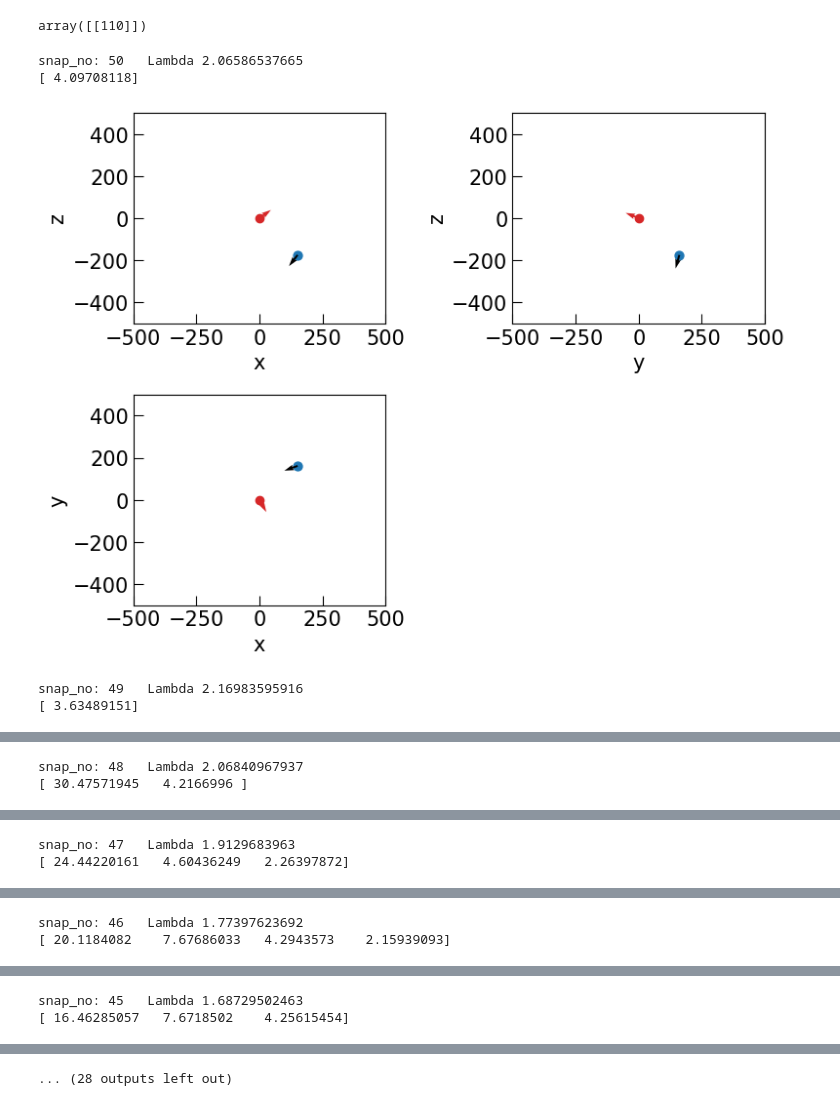
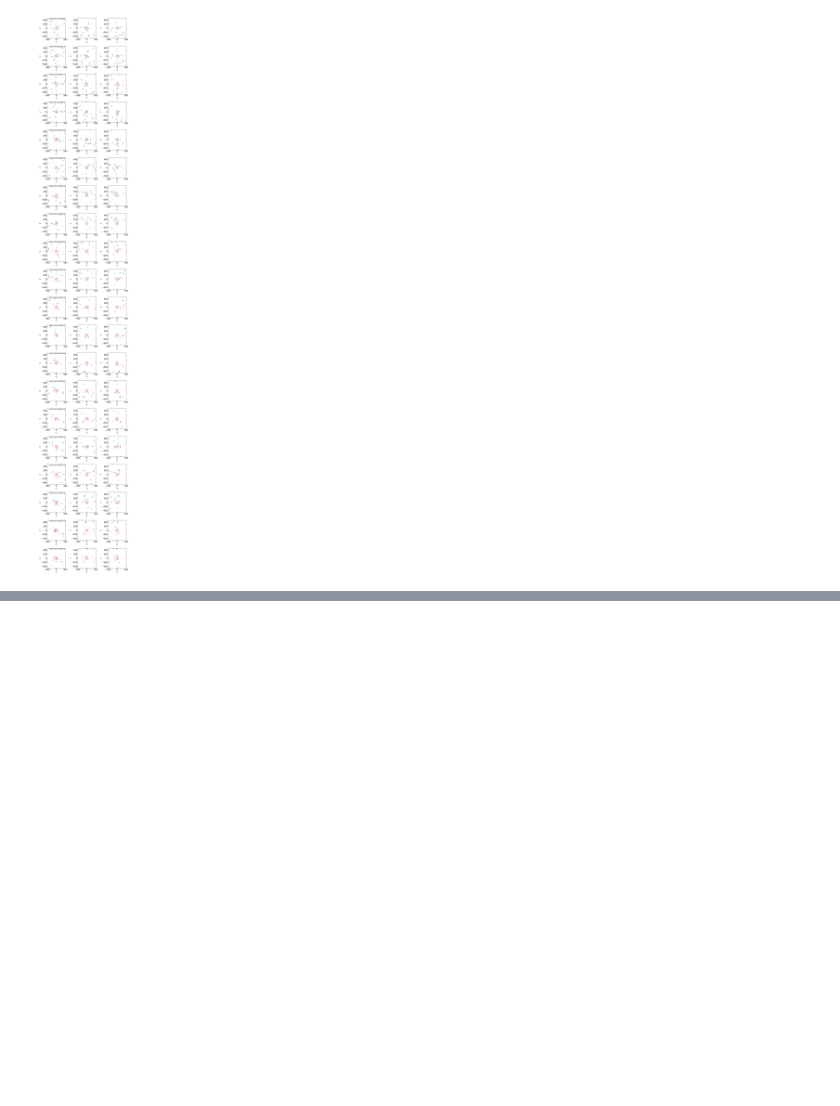
Before and after one commit to zpenoyre/illustris, a Jupyter notebook: web/code/flyby_check.ipynb, the cells around one changed output, grey strips where cells are left out. Drawn from its saved outputs; the diff is of its cells as text; code cells hidden in the pictures; blank space fills up the shorter version.

```diff
--- a/web/code/flyby_check.ipynb
+++ b/web/code/flyby_check.ipynb
@@ -90,10 +105,14 @@ def find_gal_in_rad(pos_data, mass_data, vel_data, index_of_gal, rad = 1000, mas
     mass_mask = mass_data[:]>mass
     return pos_data[pos_mask & mass_mask]-gal_position, mass_data[pos_mask & mass_mask], vel_data[pos_mask & mass_mask], gal_position, mass_data[index_of_gal]
 # %%
+pathToDir='/Users/alex/Documents/Research/Astro/git_rep/Data/FlybyData/'
 positions = []
 masses = []
 velocities= []
-for snapNum in np.arange(110,84,-1):
+subhalo_parent= []
+half_mass_rad= []
+for snapNum in np.arange(135,84,-1):
     positions.append(iapi.getSubhaloField('SubhaloPos',snapshot=snapNum, rewriteFile=0, fileName=pathToDir+'SubhaloPos.'+str(snapNum)))
     masses.append(iapi.getSubhaloField('SubhaloMassType',snapshot=snapNum, rewriteFile=0, fileName=pathToDir+'SubhaloMassType.'+str(snapNum))[:,1])
     velocities.append(iapi.getSubhaloField('SubhaloVel',snapshot=snapNum, rewriteFile=0, fileName=pathToDir+'SubhaloVel.'+str(snapNum)))
+    half_mass_rad.append(iapi.getSubhaloField('SubhaloHalfmassRad',snapshot=snapNum, rewriteFile=0, fileName=pathToDir+'SubhaloHalfmassRad.'+str(snapNum)))
@@ -115,54 +119,61 @@ def mass_color_map(mass_data, steps, max_mass=-1, min_mass=-1):
-# %%
-np.argwhere(allgalData[i+25][:,1]==subhalo_numbers[0][i+25])
-# %% [output]
-array([[110]])
+# %%
+def find_gal_in_rad(pos_data, mass_data, vel_data, rad_data, index_of_gal, rad = 1000, mass=0.1):
+    gal_position = pos_data[index_of_gal,:]
+    pos_mask = (((gal_position[0]+rad)>pos_data[:,0]) & (pos_data[:,0]>(gal_position[0]-rad)) &
+                ((gal_position[1]+rad)>pos_data[:,1]) & (pos_data[:,1]>(gal_position[1]-rad)) &
+                ((gal_position[2]+rad)>pos_data[:,2]) & (pos_data[:,2]>(gal_position[2]-rad)) &
+                 (gal_position[0]!=pos_data[:,0]) &
+                 (gal_position[1]!=pos_data[:,1]) &
+                 (gal_position[2]!=pos_data[:,2])
+               )
+    mass_mask = mass_data[:]>mass
+    return pos_data[pos_mask & mass_mask]-gal_position, mass_data[pos_mask & mass_mask], vel_data[pos_mask & mass_mask], gal_position, mass_data[index_of_gal], rad_data[pos_mask & mass_mask]
 # %%
-galaxy_number = 6
+galaxy_number = 4
 z_back_start = 0 # counts snapshots from z=1 forward in time
 z_back_end = 20
 size = 500
+fig = plt.figure(figsize=(10, 3*(z_back_end-z_back_start))); gs=gridspec.GridSpec(z_back_end-z_back_start,3); count =0;
 
-for i in  np.arange(25-z_back_start,25-z_back_end,-1):
-    nearby_gal = find_gal_in_rad(positions[i]/hubble, masses[i]/hubble, velocities[i], subhalo_numbers[galaxy_number][i+25], size, 2)
-    gal_ang_mom = allgalData[i+25][np.argwhere(allgalData[i+25][:,1]==subhalo_numbers[galaxy_number][i+25])[0][0],11:14]
-    gal_vel = allgalData[i+25][np.argwhere(allgalData[i+25][:,1]==subhalo_numbers[galaxy_number][i+25])[0][0],8:11]
-    gal_lambda = allgalData[i+25][np.argwhere(allgalData[i+25][:,1]==subhalo_numbers[galaxy_number][i+25])[0][0],16]
+for i in  np.arange(50-z_back_start,50-z_back_end,-1):
+    nearby_gal = find_gal_in_rad(positions[i]/hubble, masses[i]/hubble,velocities[i], half_mass_rad[i]/hubble, subhalo_numbers[galaxy_number][i], size, 0.5)
+    gal_ang_mom = allgalData[i][np.argwhere(allgalData[i][:,1]==subhalo_numbers[galaxy_number][i])[0][0],11:14]
+    gal_vel = velocities[i][subhalo_numbers[galaxy_number][i]]
+    gal_lambda = allgalData[i][np.argwhere(allgalData[i][:,1]==subhalo_numbers[galaxy_number][i])[0][0],16]
+    gal_half_mass_rad = (half_mass_rad[i]/hubble)[subhalo_numbers[galaxy_number][i]]
+    gal_mass = masses[i][subhalo_numbers[galaxy_number][i]]
     nearby_pos = nearby_gal[0]
     nearby_mass = nearby_gal[1]
     nearby_vel = nearby_gal[2]-gal_vel
+    nearby_rad = nearby_gal[5]
     #color_map = mass_color_map(nearby_mass,10)
 
-    print('snap_no:',i+25,' ','Lambda',gal_lambda)
-
-    fig = plt.figure(figsize=(8, 6)); gs=gridspec.GridSpec(2,2)
-
-    ax1 = plt.subplot(gs[1,0]); ax2 = plt.subplot(gs[0,0]); ax3 = plt.subplot(gs[0,1]);
-    ax1.scatter(nearby_pos[:,0], nearby_pos[:,1], s=nearby_mass*10)#c= vir__cmap(color_map))
+    ax1 = plt.subplot(gs[count,0]); ax2 = plt.subplot(gs[count,1]); ax3 = plt.subplot(gs[count,2]); count=count+1
+    ax1.scatter(nearby_pos[:,0], nearby_pos[:,1], s=nearby_mass)#c= vir__cmap(color_map))
     ax1.quiver(nearby_pos[:,0], nearby_pos[:,1], nearby_vel[:,0], nearby_vel[:,1])
     ax1.set_xlabel('x'),ax1.set_ylabel('y')
 
-    ax1.scatter(0,0 ,c='C3'); ax1.set_xlim([-size,size]); ax1.set_ylim([-size,size])
+    ax1.scatter(0,0 ,c='C3', s=gal_mass, alpha=0.2);
+    ax1.set_xlim([-size,size]); ax1.set_ylim([-size,size])
     ax1.quiver(0,0,gal_ang_mom[0],gal_ang_mom[1], facecolor='C3')
 
-    ax2.scatter(nearby_pos[:,0], nearby_pos[:,2], s=nearby_mass*10)#c= vir__cmap(color_map))
+    ax2.scatter(nearby_pos[:,0], nearby_pos[:,2], s=nearby_mass)#c= vir__cmap(color_map))
     ax2.quiver(nearby_pos[:,0], nearby_pos[:,2], nearby_vel[:,0], nearby_vel[:,2])
 
-    ax2.scatter(0,0 ,c='C3');  ax2.set_xlim([-size,size]); ax2.set_ylim([-size,size])
+    ax2.scatter(0,0 ,c='C3', s=gal_mass, alpha=0.2);  ax2.set_xlim([-size,size]); ax2.set_ylim([-size,size])
     ax2.quiver(0,0,gal_ang_mom[0],gal_ang_mom[2], facecolor='C3')
     ax2.set_xlabel('x'),ax2.set_ylabel('z')
 
-    ax3.scatter(nearby_pos[:,1], nearby_pos[:,2], s=nearby_mass*10)#c= vir__cmap(color_map))
+    ax3.scatter(nearby_pos[:,1], nearby_pos[:,2], s=nearby_mass)#c= vir__cmap(color_map))
     ax3.quiver(nearby_pos[:,1], nearby_pos[:,2], nearby_vel[:,1], nearby_vel[:,2])
-    ax3.scatter(0,0 ,c='C3');  ax3.set_xlim([-size,size]); ax3.set_ylim([-size,size])
+    ax3.scatter(0,0 ,c='C3', s=gal_mass, alpha=0.2);  ax3.set_xlim([-size,size]); ax3.set_ylim([-size,size])
     ax3.quiver(0,0,gal_ang_mom[1],gal_ang_mom[2], facecolor='C3')
     ax3.set_xlabel('y'),ax3.set_ylabel('z')
 
-    print(nearby_mass)
-    plt.tight_layout()
-    plt.show()
+    ax1.text(490,440, 'snap_no:'+str(i)+' Lambda'+str('%.2f'%(gal_lambda)) ,fontsize=10, ha='right');
+    #print(nearby_mass)
+plt.tight_layout()
+plt.show()
+#fig.savefig('../../Plots/NoMajs_gal_'+str(galaxy_number)+'.pdf', format='pdf')
 # %% [output]
-snap_no: 50   Lambda 2.06586537665
-[ 4.09708118]
-[figure, old version]
+[figure, new version]
-snap_no: 49   Lambda 2.16983595916
-[ 3.63489151]
@@ -170,2 +179,0 @@ snap_no: 49   Lambda 2.16983595916
-snap_no: 48   Lambda 2.06840967937
-[ 30.47571945   4.2166996 ]
@@ -173,2 +179,0 @@ snap_no: 48   Lambda 2.06840967937
-snap_no: 47   Lambda 1.9129683963
-[ 24.44220161   4.60436249   2.26397872]
@@ -176,2 +179,0 @@ snap_no: 47   Lambda 1.9129683963
-snap_no: 46   Lambda 1.77397623692
-[ 20.1184082    7.67686033   4.2943573    2.15939093]
@@ -179,2 +179,0 @@ snap_no: 46   Lambda 1.77397623692
-snap_no: 45   Lambda 1.68729502463
-[ 16.46285057   7.6718502    4.25615454]
@@ -182 +179,0 @@ snap_no: 45   Lambda 1.68729502463
-... (28 outputs left out)
```
Also changed, not shown: parts of 11 cells of this notebook, 15 other files.
